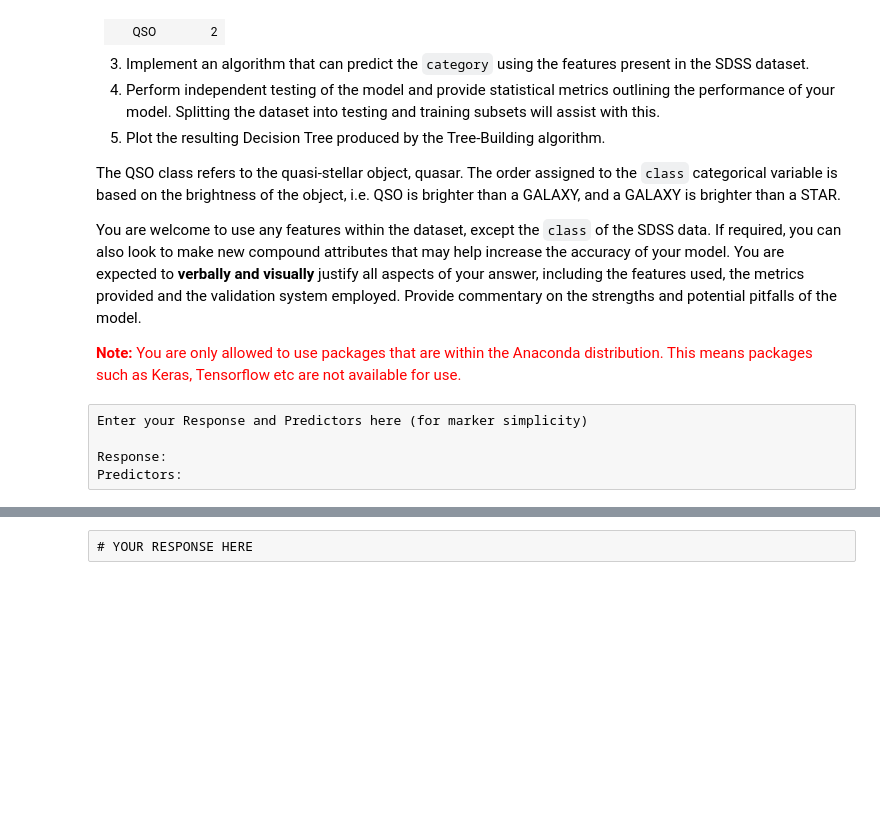
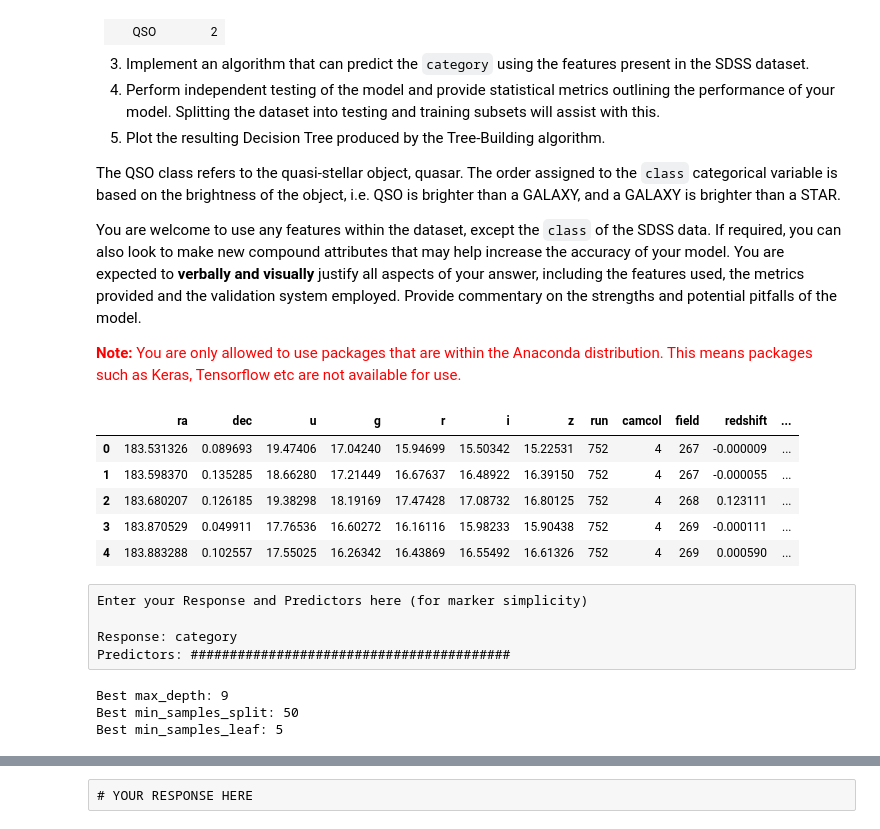
Before and after one commit to Vesper-Lin/comp2420-2021-ass2, a Jupyter notebook: Assignment 2.ipynb, the cells around one changed output, grey strips where cells are left out. Cells and saved outputs as stored; diff of their text form; code cells hidden in the pictures; blank space fills up the shorter version.

```diff
--- a/Assignment 2.ipynb
+++ b/Assignment 2.ipynb
@@ -690,5 +691,37 @@ You are welcome to use any features within the dataset, except the `class` of th
+# %%
+# YOUR CODE HERE
+# (ANY ADDITIONAL CELLS AS REQUIRED)
+
+# import data
+sdss_data = pd.read_csv("data/sdss.csv")
+
+# drop NA if any
+sdss_data = sdss_data.dropna()
+
+def convert_class(object):
+    if object == 'STAR':
+        return '0'
+    if object == 'GALAXY':
+        return '1'
+    if object == 'QSO':
+        return '2'
+
+# encode class as ordinal categorical variable into category
+sdss_data['category'] = sdss_data['class'].apply(convert_class)
+
+# drop class column, rerun column(all values are same), and unnecessary columns (all kinds of id, serial number, date)
+sdss_data.drop(['class', 'rerun', 'objid', 'specobjid', 'plate', 'mjd', 'fiberid'], axis = 1, inplace=True)
+
+sdss_data.head()
+# %% [output]
+|  | ra | dec | u | g | r | i | z | run | camcol | field | redshift | ... |
+| 0 | 183.531326 | 0.089693 | 19.47406 | 17.04240 | 15.94699 | 15.50342 | 15.22531 | 752 | 4 | 267 | -0.000009 | ... |
+| 1 | 183.598370 | 0.135285 | 18.66280 | 17.21449 | 16.67637 | 16.48922 | 16.39150 | 752 | 4 | 267 | -0.000055 | ... |
+| 2 | 183.680207 | 0.126185 | 19.38298 | 18.19169 | 17.47428 | 17.08732 | 16.80125 | 752 | 4 | 268 | 0.123111 | ... |
+| 3 | 183.870529 | 0.049911 | 17.76536 | 16.60272 | 16.16116 | 15.98233 | 15.90438 | 752 | 4 | 269 | -0.000111 | ... |
+| 4 | 183.883288 | 0.102557 | 17.55025 | 16.26342 | 16.43869 | 16.55492 | 16.61326 | 752 | 4 | 269 | 0.000590 | ... |
 # %% [raw]
 Enter your Response and Predictors here (for marker simplicity)
 
-Response:
-Predictors:
+Response: category
+Predictors: #########################################
@@ -697,0 +728,31 @@ Predictors:
+# %%
+# YOUR CODE HERE
+# (ANY ADDITIONAL CELLS AS REQUIRED)
+
+# split data
+train, test = train_test_split(sdss_data, test_size=0.2, random_state = 0)
+
+# set x, y for training and testing
+x_train, y_train, x_test, y_test = train.iloc[:,:-1], train.iloc[:,-1], test.iloc[:,:-1], test.iloc[:,-1]
+
+clf = DecisionTreeClassifier(random_state=0)
+pipe = Pipeline(steps=[('dec_tree', clf)])
+parameters = dict(
+    dec_tree__max_depth=np.arange(1,10,2),
+    dec_tree__min_samples_split=np.arange(10,60,20),
+    dec_tree__min_samples_leaf=np.arange(1,10,2)
+)
+clf_GS = GridSearchCV(pipe, parameters, n_jobs=-1)
+clf_GS.fit(x_train, y_train)
+
+max_depth = clf_GS.best_estimator_.get_params()['dec_tree__max_depth']
+min_samples_split = clf_GS.best_estimator_.get_params()['dec_tree__min_samples_split']
+min_samples_leaf = clf_GS.best_estimator_.get_params()['dec_tree__min_samples_leaf']
+
+print('Best max_depth:', max_depth)
+print('Best min_samples_split:', min_samples_split)
+print('Best min_samples_leaf:', min_samples_leaf)
+# %% [output]
+Best max_depth: 9
+Best min_samples_split: 50
+Best min_samples_leaf: 5
```
Also changed, not shown: parts of 4 cells of this notebook, 1 other file.
